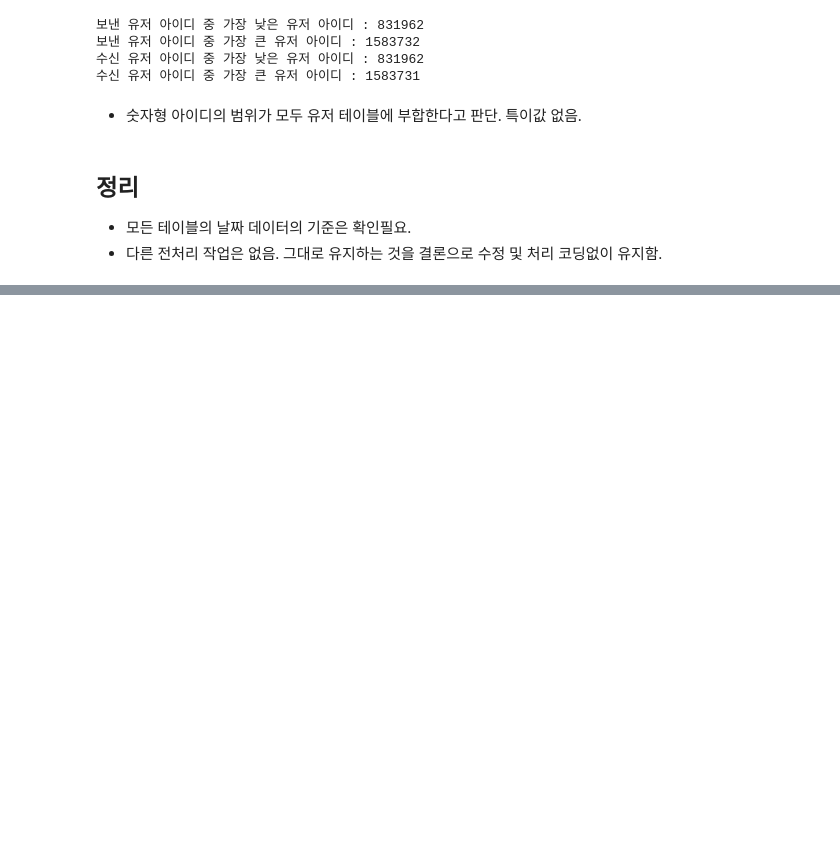
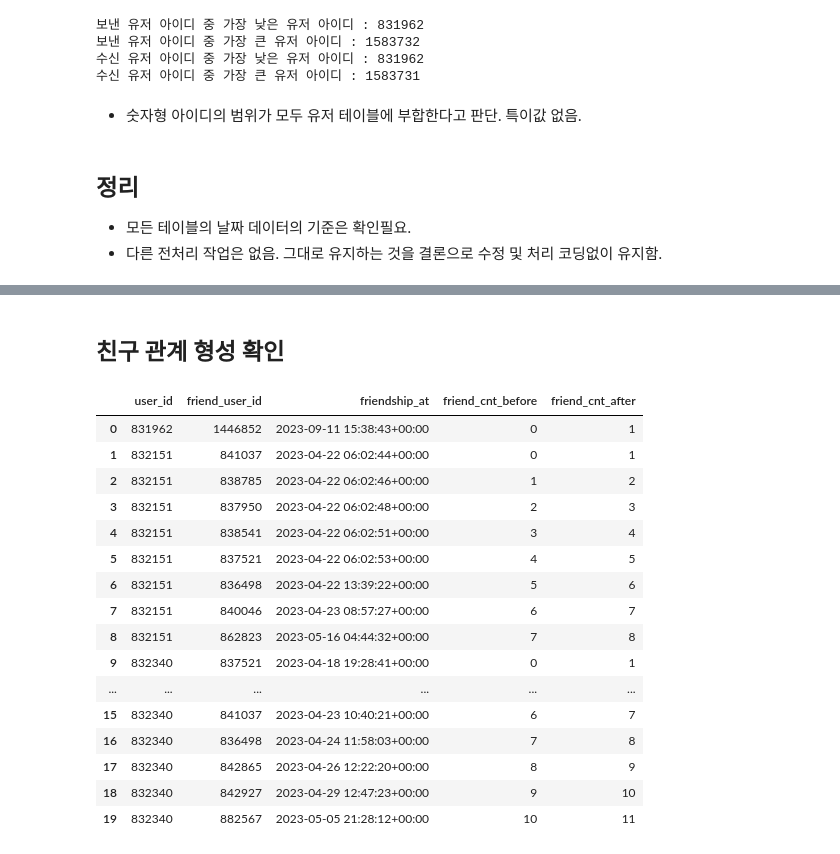
Before and after one commit to zoo-no-s/sns_service_analysis, a Jupyter notebook: src/preprocess/accounts_friendrequest.ipynb, the cells around one changed output, grey strips where cells are left out. Saved outputs shown, nothing was run; the diff lists cells and outputs as text; code cells hidden in the pictures; blank space fills up the shorter version.

```diff
--- a/src/preprocess/accounts_friendrequest.ipynb
+++ b/src/preprocess/accounts_friendrequest.ipynb
@@ -118,0 +229,13 @@ print(f"수신 유저 아이디 중 가장 큰 유저 아이디 : {df['receive_u
+# %%
+first_accepted_friendships = (
+    friendship_check
+    .sort_values(
+        'updated_at',
+        kind='stable',
+    )
+    .drop_duplicates(
+        subset=['user_id_1', 'user_id_2'],
+        keep='first',
+    )
+    .reset_index(drop=True)
+)
@@ -118,0 +275,2 @@ print(f"수신 유저 아이디 중 가장 큰 유저 아이디 : {df['receive_u
+# %% [markdown]
+## 친구 관계 형성 확인
@@ -118,0 +305,50 @@ print(f"수신 유저 아이디 중 가장 큰 유저 아이디 : {df['receive_u
+# %%
+friend_count_log = pd.concat(
+    [
+        user_1_events,
+        user_2_events,
+    ],
+    ignore_index=True,
+)
+
+friend_count_log = (
+    friend_count_log
+    .sort_values(
+        [
+            'user_id',
+            'friendship_at',
+            'friend_user_id',
+        ]
+    )
+    .reset_index(drop=True)
+)
+# %%
+friend_count_log['friend_cnt_before'] = (
+    friend_count_log
+    .groupby('user_id')
+    .cumcount()
+)
+
+friend_count_log['friend_cnt_after'] = (
+    friend_count_log['friend_cnt_before'] + 1
+)
+# %%
+display(friend_count_log.head(20))
+# %% [output]
+|  | user_id | friend_user_id | friendship_at | friend_cnt_before | friend_cnt_after |
+| 0 | 831962 | 1446852 | 2023-09-11 15:38:43+00:00 | 0 | 1 |
+| 1 | 832151 | 841037 | 2023-04-22 06:02:44+00:00 | 0 | 1 |
+| 2 | 832151 | 838785 | 2023-04-22 06:02:46+00:00 | 1 | 2 |
+| 3 | 832151 | 837950 | 2023-04-22 06:02:48+00:00 | 2 | 3 |
+| 4 | 832151 | 838541 | 2023-04-22 06:02:51+00:00 | 3 | 4 |
+| 5 | 832151 | 837521 | 2023-04-22 06:02:53+00:00 | 4 | 5 |
+| 6 | 832151 | 836498 | 2023-04-22 13:39:22+00:00 | 5 | 6 |
+| 7 | 832151 | 840046 | 2023-04-23 08:57:27+00:00 | 6 | 7 |
+| 8 | 832151 | 862823 | 2023-05-16 04:44:32+00:00 | 7 | 8 |
+| 9 | 832340 | 837521 | 2023-04-18 19:28:41+00:00 | 0 | 1 |
+| ... | ... | ... | ... | ... | ... |
+| 15 | 832340 | 841037 | 2023-04-23 10:40:21+00:00 | 6 | 7 |
+| 16 | 832340 | 836498 | 2023-04-24 11:58:03+00:00 | 7 | 8 |
+| 17 | 832340 | 842865 | 2023-04-26 12:22:20+00:00 | 8 | 9 |
+| 18 | 832340 | 842927 | 2023-04-29 12:47:23+00:00 | 9 | 10 |
+| 19 | 832340 | 882567 | 2023-05-05 21:28:12+00:00 | 10 | 11 |
```
Also changed, not shown: parts of 21 cells of this notebook, 1 other file.
